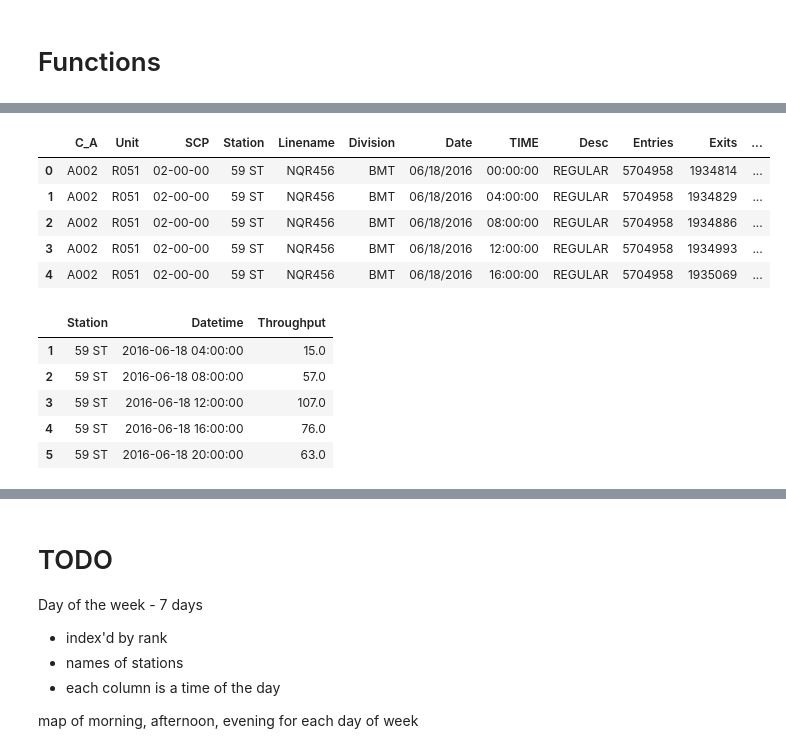
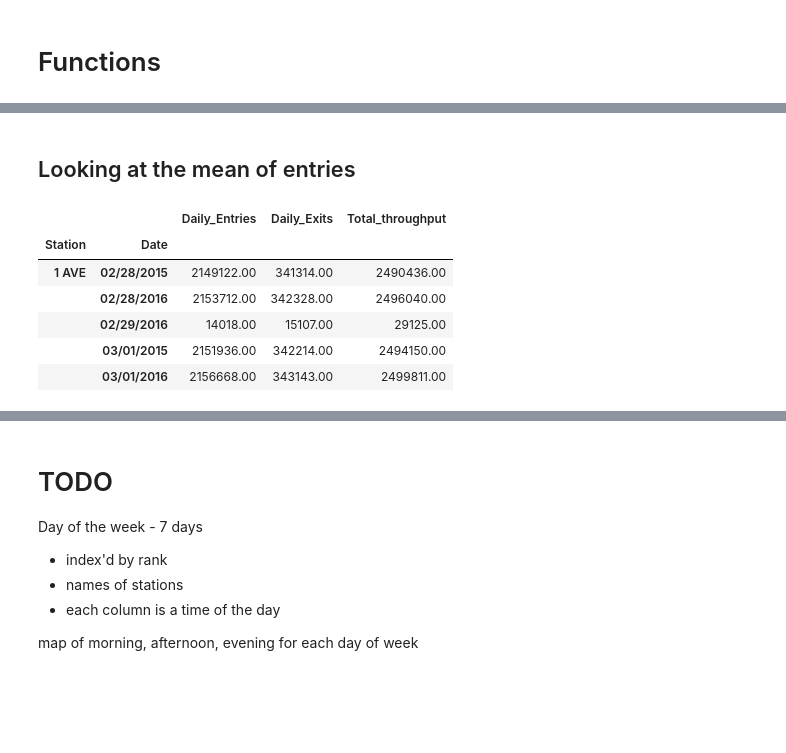
Before and after one commit to destroyme/project-benson-2017, a Jupyter notebook: Benson_Challenge_WTC_DF_20170404_01.ipynb, the cells around one changed output, grey strips where cells are left out. Drawn from its saved outputs; the diff is of its cells as text; code cells hidden in the pictures; blank space fills up the shorter version.

Commit message:
fixed average for entries

```diff
--- a/Benson_Challenge_WTC_DF_20170404_01.ipynb
+++ b/Benson_Challenge_WTC_DF_20170404_01.ipynb
@@ -137,18 +299,12 @@ def calcHourThroughput(frame):
+# %% [markdown]
+## Looking at the mean of entries
 # %%
-df.head()
+dtp.head()
 # %% [output]
-|  | C_A | Unit | SCP | Station | Linename | Division | Date | TIME | Desc | Entries | Exits | ... |
-| 0 | A002 | R051 | 02-00-00 | 59 ST | NQR456 | BMT | 06/18/2016 | 00:00:00 | REGULAR | 5704958 | 1934814 | ... |
-| 1 | A002 | R051 | 02-00-00 | 59 ST | NQR456 | BMT | 06/18/2016 | 04:00:00 | REGULAR | 5704958 | 1934829 | ... |
-| 2 | A002 | R051 | 02-00-00 | 59 ST | NQR456 | BMT | 06/18/2016 | 08:00:00 | REGULAR | 5704958 | 1934886 | ... |
-| 3 | A002 | R051 | 02-00-00 | 59 ST | NQR456 | BMT | 06/18/2016 | 12:00:00 | REGULAR | 5704958 | 1934993 | ... |
-| 4 | A002 | R051 | 02-00-00 | 59 ST | NQR456 | BMT | 06/18/2016 | 16:00:00 | REGULAR | 5704958 | 1935069 | ... |
+|  |  | Daily_Entries | Daily_Exits | Total_throughput |
+| Station | Date |  |  |  |
+| 1 AVE | 02/28/2015 | 2149122.00 | 341314.00 | 2490436.00 |
+|  | 02/28/2016 | 2153712.00 | 342328.00 | 2496040.00 |
+|  | 02/29/2016 | 14018.00 | 15107.00 | 29125.00 |
+|  | 03/01/2015 | 2151936.00 | 342214.00 | 2494150.00 |
+|  | 03/01/2016 | 2156668.00 | 343143.00 | 2499811.00 |
-# %%
-htp.head()
-# %% [output]
-|  | Station | Datetime | Throughput |
-| 1 | 59 ST | 2016-06-18 04:00:00 | 15.0 |
-| 2 | 59 ST | 2016-06-18 08:00:00 | 57.0 |
-| 3 | 59 ST | 2016-06-18 12:00:00 | 107.0 |
-| 4 | 59 ST | 2016-06-18 16:00:00 | 76.0 |
-| 5 | 59 ST | 2016-06-18 20:00:00 | 63.0 |
```
Also changed, not shown: parts of 43 cells of this notebook.
